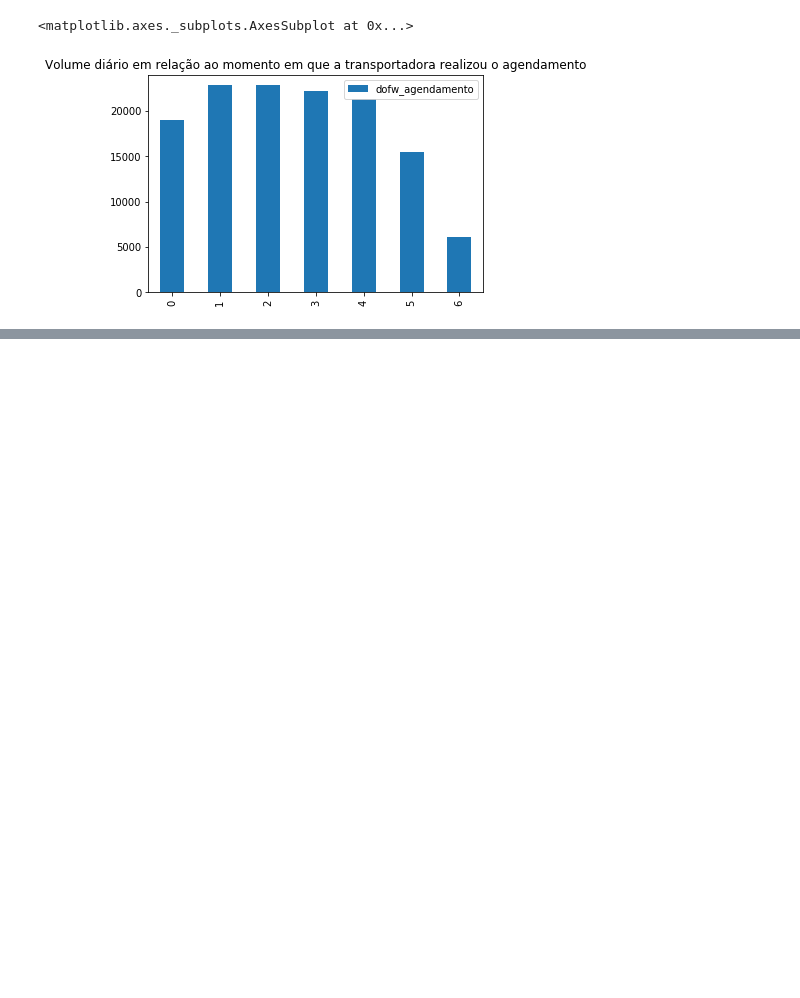
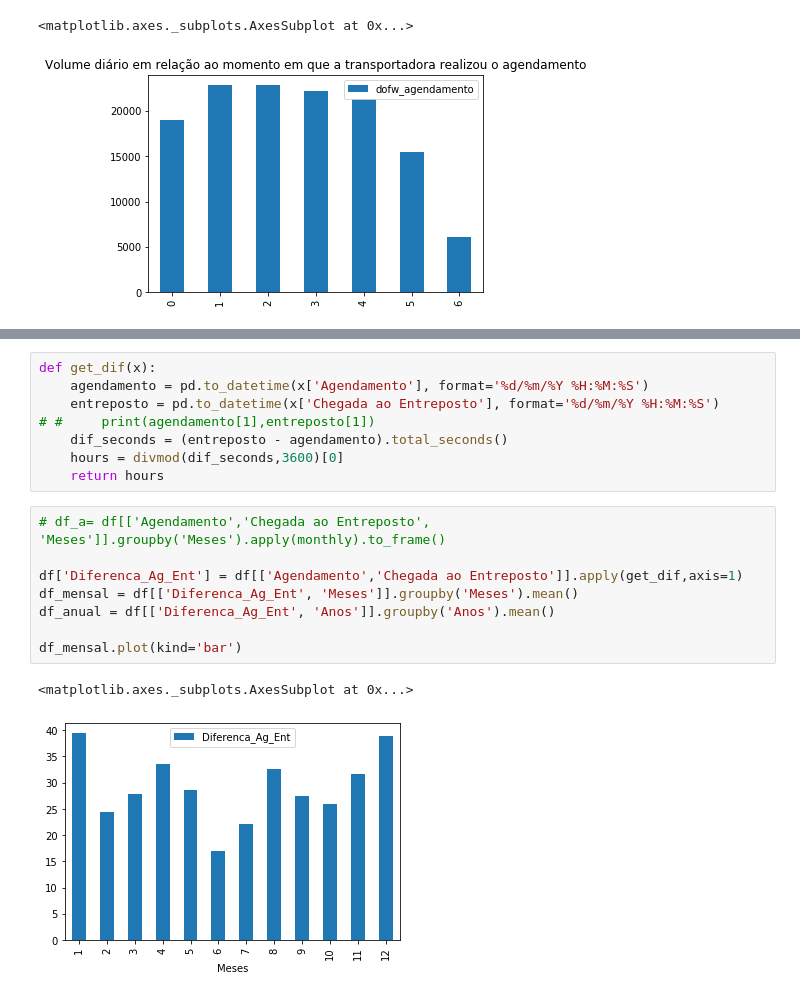
Before and after one commit to pedroteixeirazup/Python, a Jupyter notebook: Relatorio/Relatório das Viagens dos Motoristas.ipynb, the cells around one changed output, grey strips where cells are left out. Cells and saved outputs as stored; diff of their text form; blank space fills up the shorter version.

```diff
--- a/Relatorio/Relatório das Viagens dos Motoristas.ipynb
+++ b/Relatorio/Relatório das Viagens dos Motoristas.ipynb
@@ -290,0 +350,19 @@ df['dofw_agendamento'].value_counts().to_frame().sort_index().plot(kind='bar',ti
+# %%
+def get_dif(x):
+    agendamento = pd.to_datetime(x['Agendamento'], format='%d/%m/%Y %H:%M:%S')
+    entreposto = pd.to_datetime(x['Chegada ao Entreposto'], format='%d/%m/%Y %H:%M:%S')
+# #     print(agendamento[1],entreposto[1])
+    dif_seconds = (entreposto - agendamento).total_seconds()
+    hours = divmod(dif_seconds,3600)[0]
+    return hours
+# %%
+# df_a= df[['Agendamento','Chegada ao Entreposto', 'Meses']].groupby('Meses').apply(monthly).to_frame()
+
+df['Diferenca_Ag_Ent'] = df[['Agendamento','Chegada ao Entreposto']].apply(get_dif,axis=1)
+df_mensal = df[['Diferenca_Ag_Ent', 'Meses']].groupby('Meses').mean()
+df_anual = df[['Diferenca_Ag_Ent', 'Anos']].groupby('Anos').mean()
+
+df_mensal.plot(kind='bar')
+# %% [output]
+<matplotlib.axes._subplots.AxesSubplot at 0x...>
+[figure, added]
```
Also changed, not shown: parts of 18 cells of this notebook, 3 other files.
